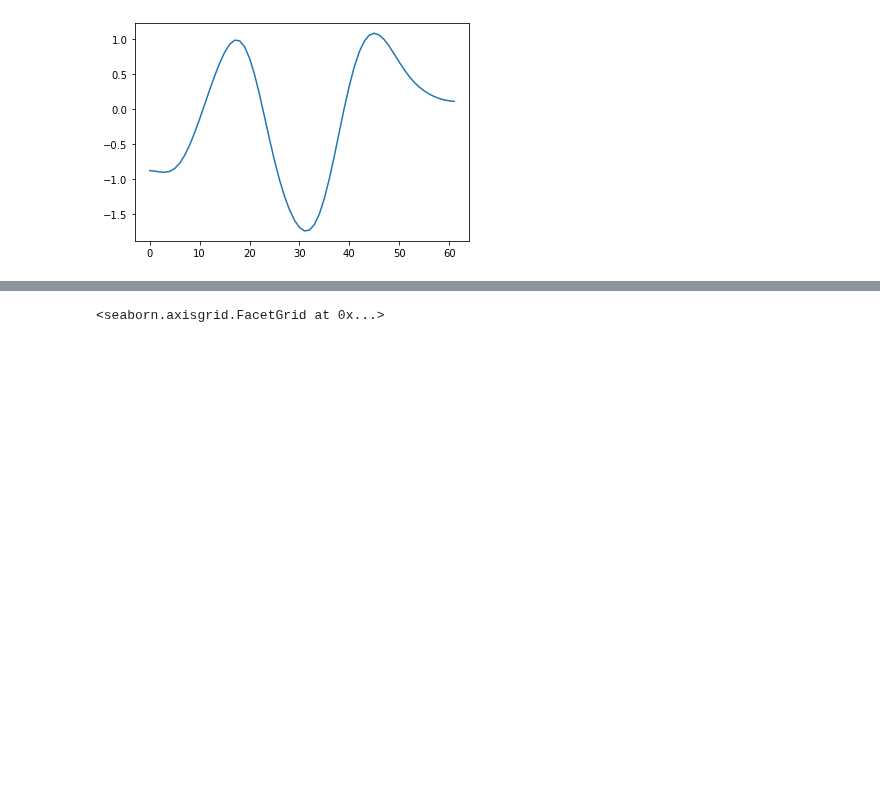
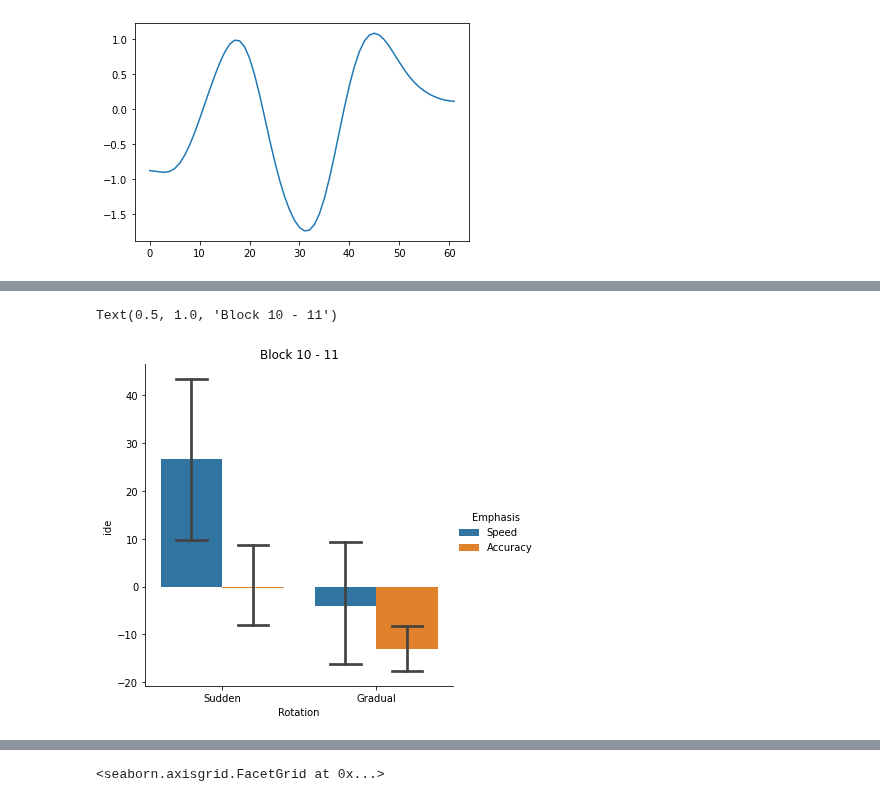
Before and after one commit to tejas-savalia/Lab-Codes, a Jupyter notebook: Psychtoolbox/Visuomotor_Adaptation_Tablet/python_scripts/analyses.ipynb, the cells around one changed output, grey strips where cells are left out. Cells and saved outputs as stored; diff of their text form; code cells hidden in the pictures; blank space fills up the shorter version.

```diff
--- a/Psychtoolbox/Visuomotor_Adaptation_Tablet/python_scripts/analyses.ipynb
+++ b/Psychtoolbox/Visuomotor_Adaptation_Tablet/python_scripts/analyses.ipynb
@@ -170,10 +169,19 @@ signed_angles_var = np.zeros((60, 12, 64))
 max_error = np.zeros((60, 12, 64))
 euclidean_mean = np.zeros((60, 12, 64))
 ide = np.zeros((60, 12, 64))
+AUC = np.zeros((60, 12, 64))
+MAD = np.zeros((60, 12, 64))
+init_AUC = np.zeros((60, 12, 64))
+init_MAD = np.zeros((60, 12, 64))
+latter_AUC = np.zeros((60, 12, 64))
+latter_MAD = np.zeros((60, 12, 64))
+
 
 for data in range(1000, 1060):
+    print(data)
     for block in range(12):
         traj = scipy.io.loadmat('data/data{data}/actual_trajectories/trajectories{block}.mat'.format(block=str(block), data=str(data)))
-        init_error[data-1000][block], online_error[data-1000][block], max_vel_error[data-1000][block], signed_angles_var[data-1000][block], max_error[data-1000][block], mean_error[data-1000][block], ide[data-1000][block] = calc_angular_error(traj)
+        #init_error[data-1000][block], online_error[data-1000][block], max_vel_error[data-1000][block], signed_angles_var[data-1000][block], max_error[data-1000][block], mean_error[data-1000][block], ide[data-1000][block] = calc_angular_error(traj)
         #euclidean_mean[data - 1000][block] = calc_euclidean(traj)
+        AUC[data - 1000][block], MAD[data - 1000][block], init_AUC[data - 1000][block], init_MAD[data - 1000][block], latter_AUC[data - 1000][block], latter_MAD[data - 1000][block]= calc_error(traj)
 # %% [output]
@@ -254,0 +260,13 @@ errors['Condition'] = errors['Rotation'] + '_' + errors['Emphasis']
+# %%
+block10_11 = pd.DataFrame({'Participant_Id': np.repeat(range(60), 64),
+                           'Trial': np.tile(np.arange(64), 60),
+                           'Block10': np.ravel(init_AUC[:, 10, :]),
+                           'Block11':np.ravel(init_AUC[:, 11, :]),
+                           'Rotation': np.tile(np.repeat(np.array(['Sudden', 'Sudden', 'Gradual', 'Gradual']), 64), 15),
+                           'Emphasis': np.tile(np.repeat(np.array(['Speed', 'Accuracy']), 64), 30),
+                          })
+block10_11['Condition'] = block10_11['Rotation'] + '_' + block10_11['Emphasis']
+block10_11['Block10-11'] = block10_11['Block10'] - block10_11['Block11']
+block10_11_blockwise = block10_11.groupby(['Participant_Id', 'Rotation', 'Emphasis', 'Condition']).mean().reset_index()
+block10_11_melt = block10_11_blockwise.melt(id_vars=['Participant_Id', 'Trial', 'Rotation', 'Emphasis', 'Condition'], var_name = 'Block', value_name = 'ide')
+block10_11_melt
@@ -254,0 +287,7 @@ errors['Condition'] = errors['Rotation'] + '_' + errors['Emphasis']
+# %%
+sns.catplot(x = 'Rotation', y = 'ide', hue = 'Emphasis',
+            data = block10_11_melt[block10_11_melt['Block'] == 'Block10-11'], kind = 'bar', capsize = 0.2)
+plt.title('Block 10 - 11')
+# %% [output]
+Text(0.5, 1.0, 'Block 10 - 11')
+[figure, added]
```
Also changed, not shown: parts of 19 cells of this notebook, 5 other files.
